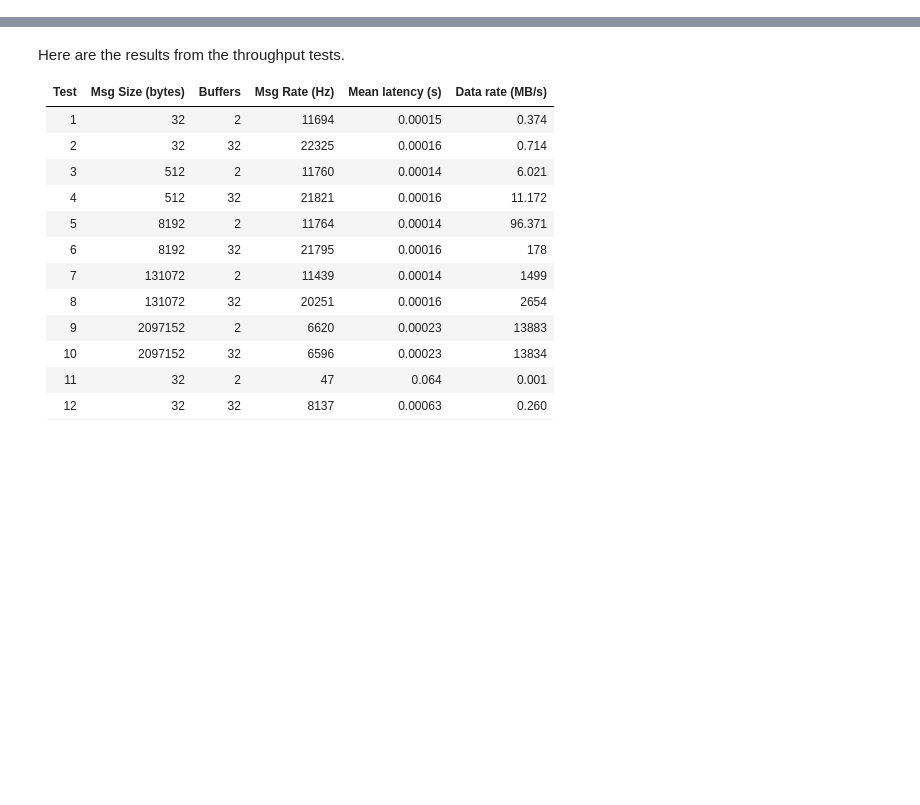
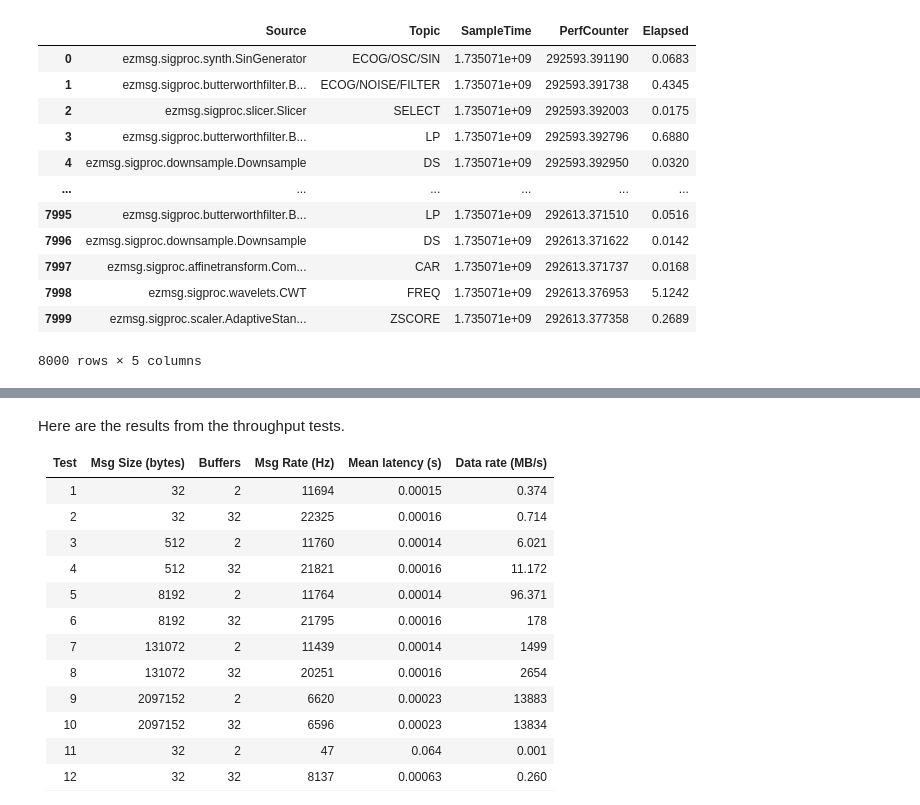
Before and after one commit to ezmsg-org/ezmsg-tools, a Jupyter notebook: scripts_nbs/profiler/parse_profiler.ipynb, the cells around one changed output, grey strips where cells are left out. Cells and saved outputs as stored; diff of their text form; code cells hidden in the pictures; blank space fills up the shorter version.

```diff
--- a/scripts_nbs/profiler/parse_profiler.ipynb
+++ b/scripts_nbs/profiler/parse_profiler.ipynb
@@ -10,2 +6,19 @@ df
+# %%
+df = pd.read_csv("ezprofiler.log", header=0)
+df
+# %% [output]
+|  | Source | Topic | SampleTime | PerfCounter | Elapsed |
+| 0 | ezmsg.sigproc.synth.SinGenerator | ECOG/OSC/SIN | 1.735071e+09 | 292593.391190 | 0.0683 |
+| 1 | ezmsg.sigproc.butterworthfilter.B... | ECOG/NOISE/FILTER | 1.735071e+09 | 292593.391738 | 0.4345 |
+| 2 | ezmsg.sigproc.slicer.Slicer | SELECT | 1.735071e+09 | 292593.392003 | 0.0175 |
+| 3 | ezmsg.sigproc.butterworthfilter.B... | LP | 1.735071e+09 | 292593.392796 | 0.6880 |
+| 4 | ezmsg.sigproc.downsample.Downsample | DS | 1.735071e+09 | 292593.392950 | 0.0320 |
+| ... | ... | ... | ... | ... | ... |
+| 7995 | ezmsg.sigproc.butterworthfilter.B... | LP | 1.735071e+09 | 292613.371510 | 0.0516 |
+| 7996 | ezmsg.sigproc.downsample.Downsample | DS | 1.735071e+09 | 292613.371622 | 0.0142 |
+| 7997 | ezmsg.sigproc.affinetransform.Com... | CAR | 1.735071e+09 | 292613.371737 | 0.0168 |
+| 7998 | ezmsg.sigproc.wavelets.CWT | FREQ | 1.735071e+09 | 292613.376953 | 5.1242 |
+| 7999 | ezmsg.sigproc.scaler.AdaptiveStan... | ZSCORE | 1.735071e+09 | 292613.377358 | 0.2689 |
+8000 rows × 5 columns
 # %%
 # Some pre-processing
```
Also changed, not shown: parts of 12 cells of this notebook, 23 other files.
